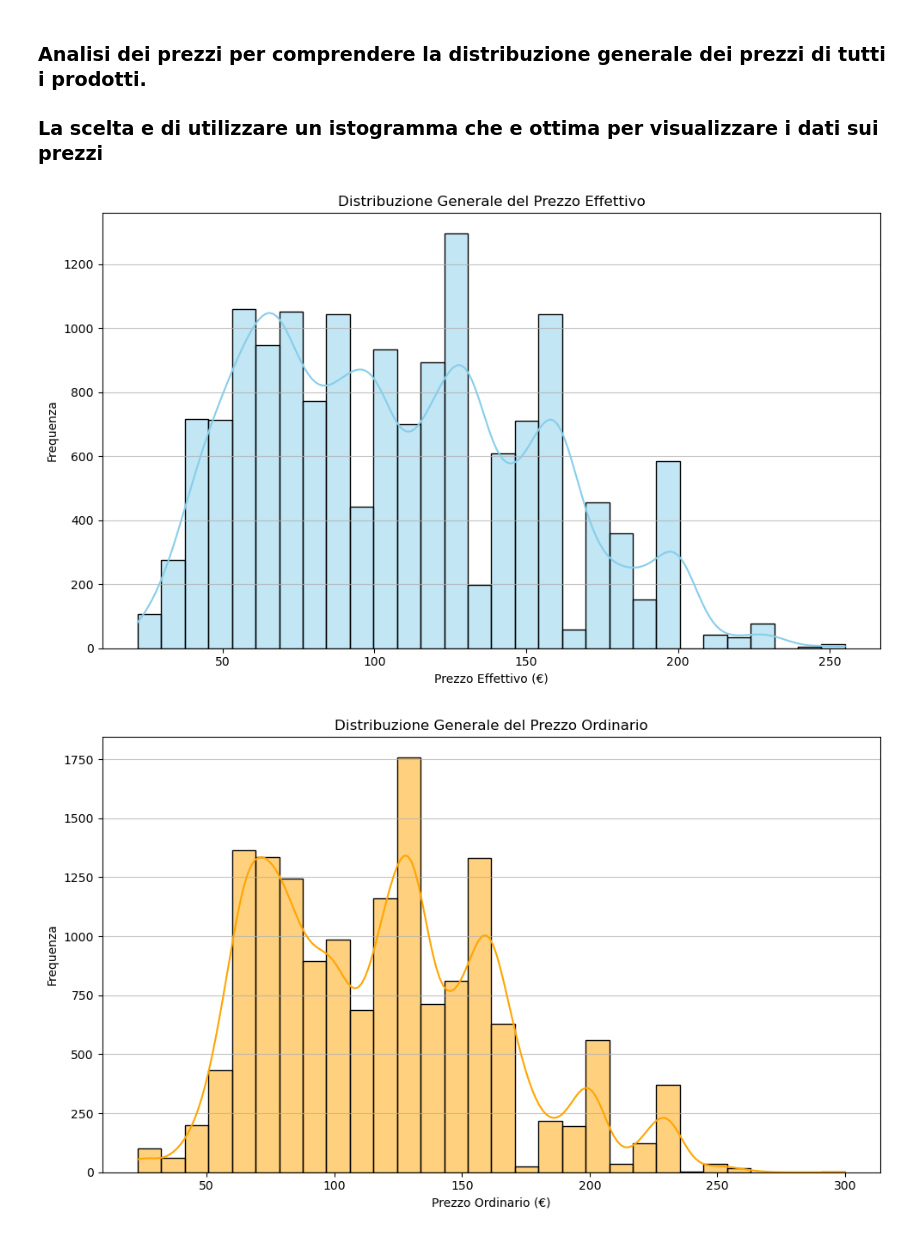
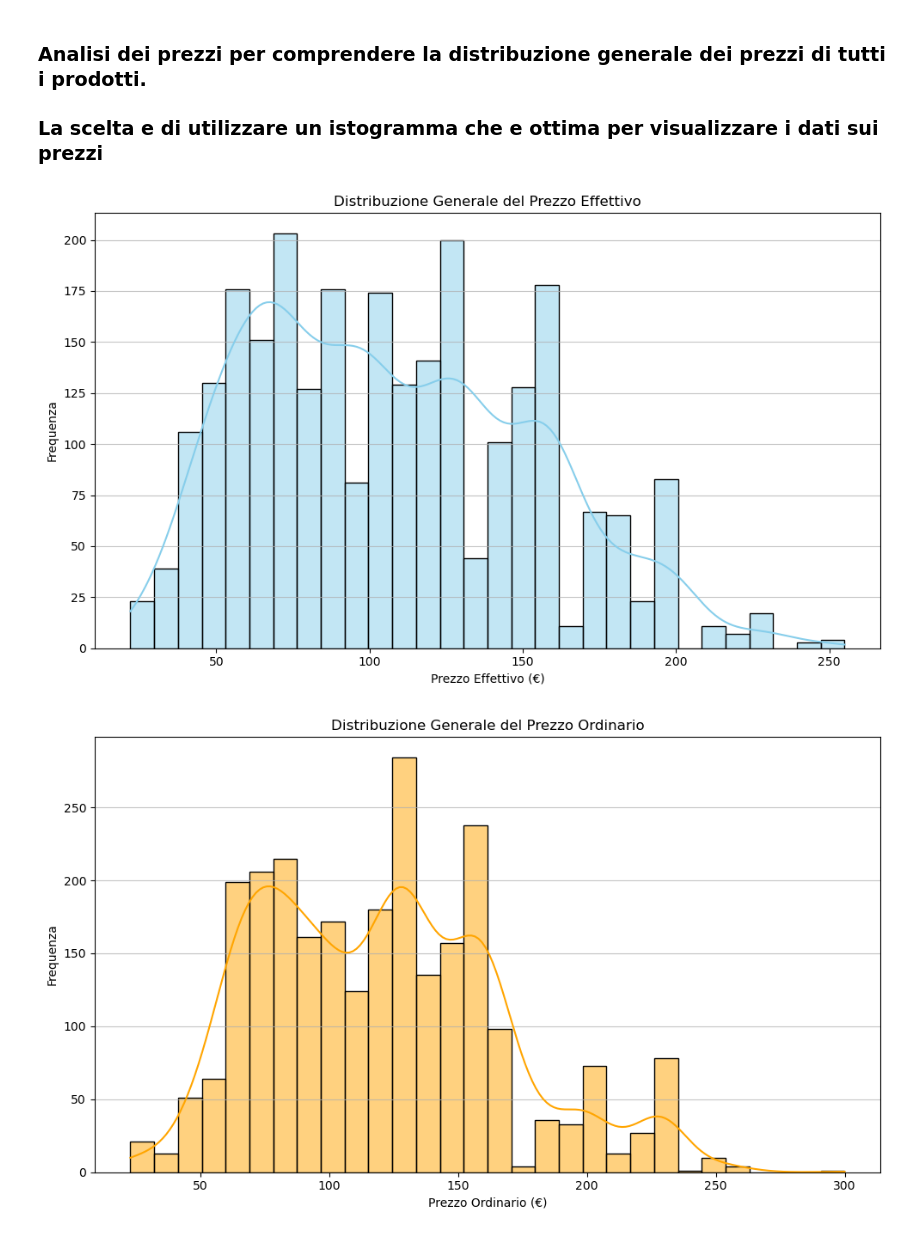
Before and after one commit to AlexBel1912/Python-Build-Week, a Jupyter notebook: Grafici.ipynb, the cells around one changed output. Saved outputs shown, nothing was run; the diff lists cells and outputs as text; code cells hidden in the pictures.

```diff
--- a/Grafici.ipynb
+++ b/Grafici.ipynb
@@ -369,30 +436,30 @@ plt.show()
 # %%
 # Creazione dell'istogramma per il prezzo effettivo
 plt.figure(figsize=(10, 6))
-sns.histplot(df['prezzo_effettivo'], bins=30, kde=True, color='skyblue')
+sns.histplot(tms['prezzo_effettivo'], bins=30, kde=True, color='skyblue')
 
 # Aggiunta di etichette e titolo
 plt.xlabel('Prezzo Effettivo (€)')
 plt.ylabel('Frequenza')
 plt.title('Distribuzione Generale del Prezzo Effettivo')
 plt.grid(axis='y', alpha=0.75)
 plt.tight_layout()
 plt.show()
 
 # Creazione dell'istogramma per il prezzo ordinario
 plt.figure(figsize=(10, 6))
-sns.histplot(df['prezzo_ordinario'], bins=30, kde=True, color='orange')
+sns.histplot(tms['prezzo_ordinario'], bins=30, kde=True, color='orange')
 
 # Aggiunta di etichette e titolo
 plt.xlabel('Prezzo Ordinario (€)')
 plt.ylabel('Frequenza') # il numero di prodotti che hanno un prezzo all'interno di quell'intervallo
 plt.title('Distribuzione Generale del Prezzo Ordinario')
 plt.grid(axis='y', alpha=0.75)
 plt.tight_layout()
 plt.show()
 # %% [output]
-[figure, old version]
+[figure, new version]
-[figure, old version]
+[figure, new version]
 # %%
 brand = 'MIZUNO'
 
```
Also changed, not shown: parts of 22 cells of this notebook, 10 other files.
